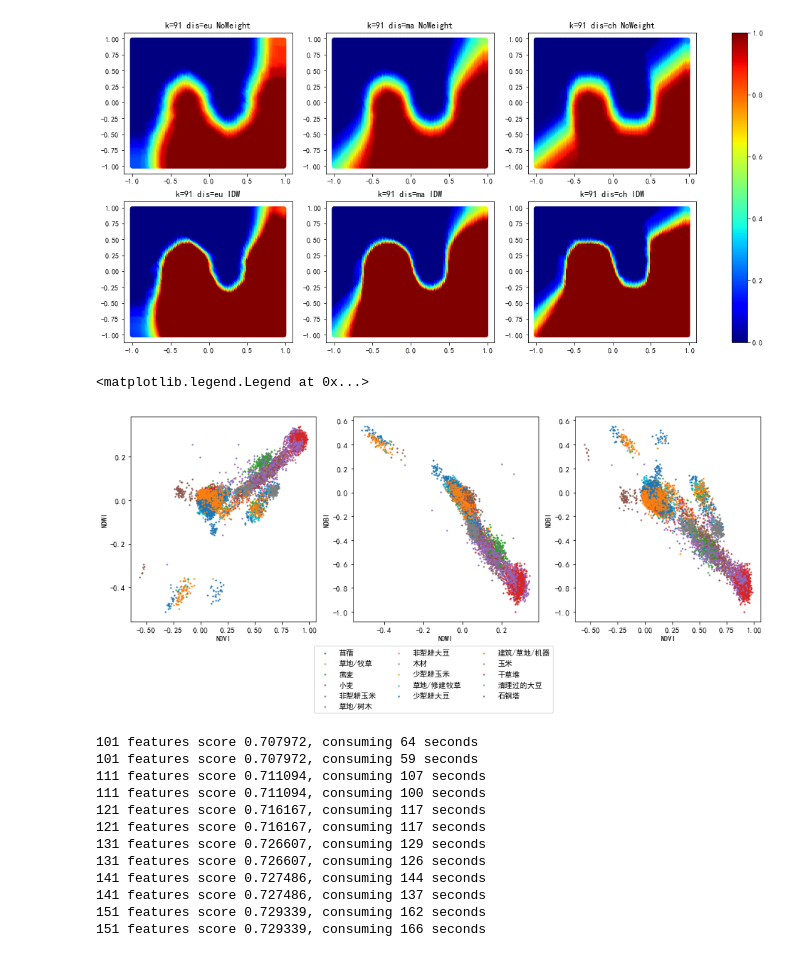
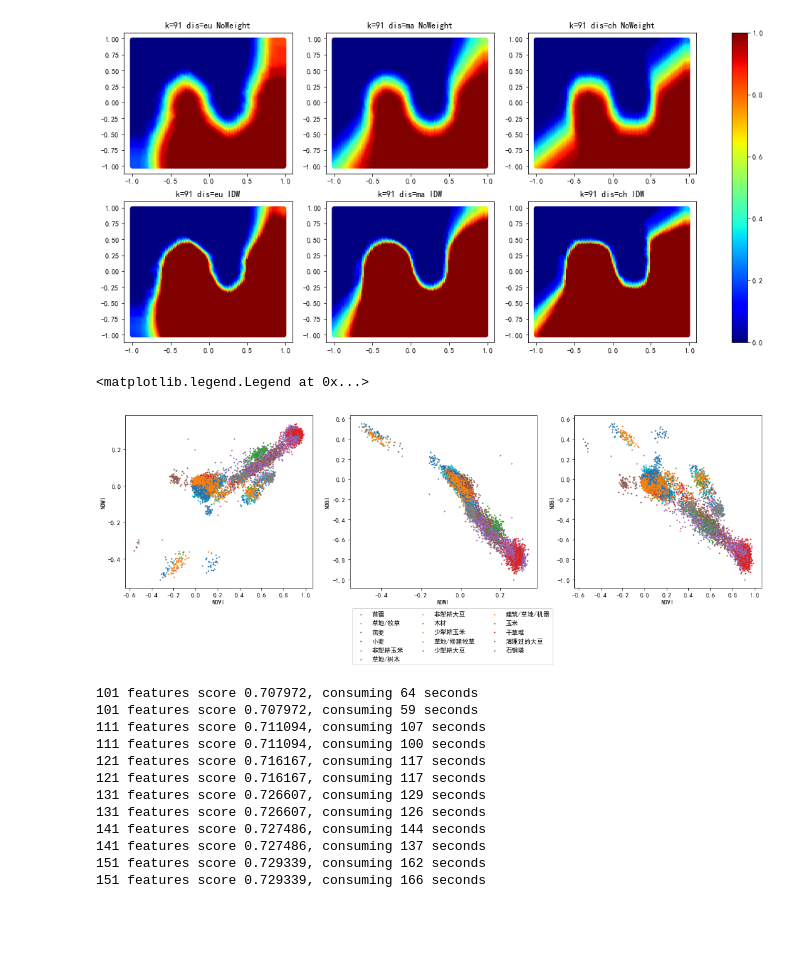
Before and after one commit to XuPenglei/Learn-Something-From-Tang, a Jupyter notebook: 空间内插/KNN学习.ipynb, the cells around one changed output. Drawn from its saved outputs; the diff is of its cells as text; code cells hidden in the pictures; blank space fills up the shorter version.

```diff
--- a/空间内插/KNN学习.ipynb
+++ b/空间内插/KNN学习.ipynb
@@ -89,3 +88,11 @@ plt.colorbar(cm3,ax=ax3)
 # %% [output]
 <matplotlib.colorbar.Colorbar at 0x...>
 [figure]
+# %%
+for i in range(1,19,2):
+    fig = plt.figure(figsize = (7,5))
+    dis = np.linalg.norm(dis_temp,ord=i,axis=1)
+    scat = plt.scatter(*p.T,c=dis,cmap='Reds')
+    plt.title('p = %d'%i)
+    plt.colorbar(scat)
+    plt.show()
@@ -114,5 +138,5 @@ plt.colorbar(cm3,ax=ax3)
 # %%
-def Distance_gaussian(origin_data,data_space,dis_type='eu',dis_return=False):
+def Distance_gaussian(origin_data,data_space,dis_type='eu',dis_return=False,mu=0,sigma=1):
     dis_tem = data_space-origin_data
     if dis_type == 'eu':
         ord=2
@@ -127,7 +151,7 @@ def Distance_gaussian(origin_data,data_space,dis_type='eu',dis_return=False):
     if dis_return:
         return dis
     else:
-        return gaussian(dis,0,1)
+        return gaussian(dis,mu,sigma)
 # %%
 # 绘制多个点对特征空间的影响
 def draw_X_gaussian(X,cmap='Oranges',Normlization = False,dis_return=False):
@@ -323,28 +346,28 @@ for i in range(1,class_num+1):
 # %%
 # NDVI,NDWI,NDBI可视化
 NDVI = (train_feature[:,62]-train_feature[:,31])/(train_feature[:,62]+train_feature[:,31])
 NDWI = (train_feature[:,62]-train_feature[:,100])/(train_feature[:,62]+train_feature[:,100])
 NDBI = (train_feature[:,150]-train_feature[:,62])/(train_feature[:,150]+train_feature[:,62])
 cm_spectral = ListedColormap(colorize/255, name='HSI')
-fig,ax = plt.subplots(1,3,figsize=(15,5))
+fig,ax = plt.subplots(1,3,figsize=(18,5))
 for i in range(class_num):
     idx = np.where(np.array(train_label)==i+1)[0]
     ax[0].scatter(NDVI[idx],NDWI[idx],s=1.5)
     ax[1].scatter(NDWI[idx],NDBI[idx],s=1.5)
     ax[2].scatter(NDVI[idx],NDBI[idx],s=1.5)
 ax[0].set_xlabel('NDVI')
 ax[0].set_ylabel('NDWI')
 ax[1].set_xlabel('NDWI')
 ax[1].set_ylabel('NDBI')
 ax[2].set_xlabel('NDVI')
 ax[2].set_ylabel('NDBI')
 plt.legend(['苜蓿','草地/牧草','燕麦','小麦','非犁耕玉米',
                '草地/树木','非犁耕大豆','木材','少犁耕玉米',
                '草地/修建牧草','少犁耕大豆','建筑/草地/机器',
                '玉米','干草堆','清理过的大豆','石钢塔'],bbox_to_anchor=(-0.1, -0.1),ncol=3)
 # %% [output]
 <matplotlib.legend.Legend at 0x...>
-[figure, old version]
+[figure, new version]
 # %%
 import datetime
 import json
```
Also changed, not shown: parts of 8 cells of this notebook, 2 other files.
